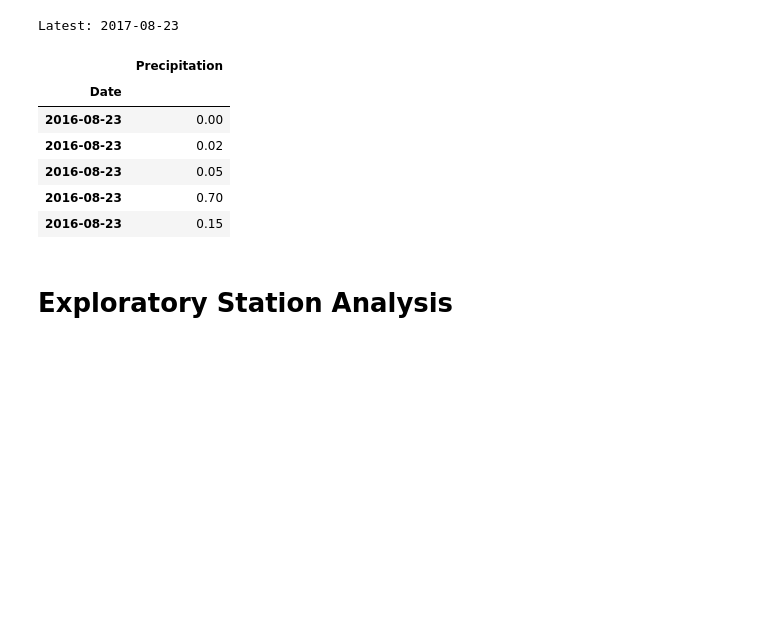
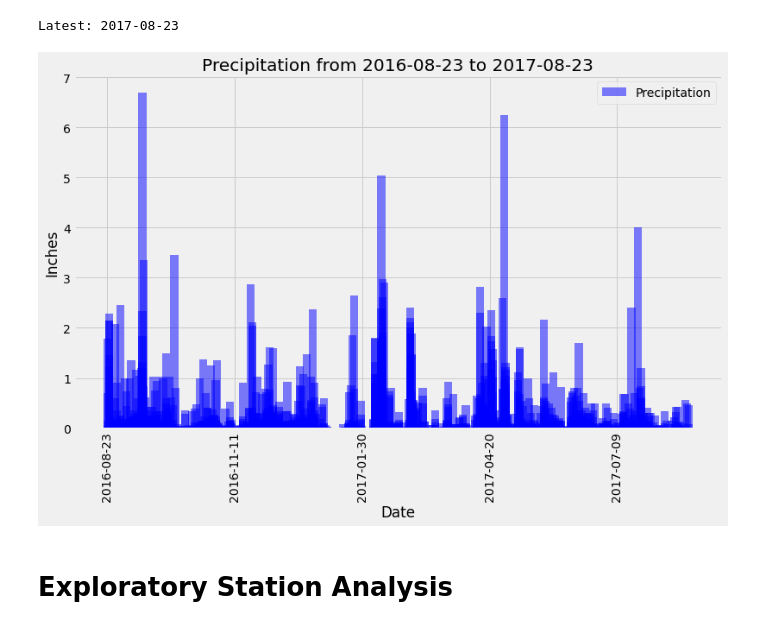
Before and after one commit to tonju27/sqlalchemy-challenge, a Jupyter notebook: climate_starter.ipynb, the cells around one changed output. Saved outputs shown, nothing was run; the diff lists cells and outputs as text; code cells hidden in the pictures; blank space fills up the shorter version.

```diff
--- a/climate_starter.ipynb
+++ b/climate_starter.ipynb
@@ -83,33 +83,53 @@ Latest: 2017-08-23
 # %%
 # Design a query to retrieve the last 12 months of precipitation data and plot the results.
 # Starting from the most recent data point in the database.
 latest_date = dt.datetime.strptime(latest[0], '%Y-%m-%d')
 
 # Calculate the date one year from the last date in data set.
-year_from_latest = dt.date(latest_date.year -1, latest_date.month, latest_date.day)
+year_from_latest = dt.date(latest_date.year  -1, latest_date.month, latest_date.day)
 year_from_latest
 
 # Perform a query to retrieve the data and precipitation scores
 precipitation = [Measurement.date,Measurement.prcp]
 result = session.query(*precipitation).filter(Measurement.date >= year_from_latest).all()
 
 # Save the query results as a Pandas DataFrame and set the index to the date column
 prcp_results = pd.DataFrame(result, columns=['Date','Precipitation'])
 prcp_results = prcp_results.dropna(how='any') # drop non value entries
-prcp_results = prcp_results.set_index("Date")
+prcp_results = prcp_results.set_index('Date')
 # Sort the dataframe by date
-prcp_results = prcp_results.sort_values(["Date"], ascending=True)
+prcp_results = prcp_results.sort_values(['Date'], ascending=True)
 prcp_results.head()
 
 # Use Pandas Plotting with Matplotlib to plot the data
+xx = prcp_results.index.tolist()
+yy = prcp_results['Precipitation'].tolist()
+
+# x_axis = np.arange(len(prcp_results))
+
+plt.figure(figsize=(12,7))
+plt.bar(xx,yy,width = 5 ,color='b', alpha=0.5, align="center",label='Precipitation')
+
+plt.tick_params(
+    axis='x',
+    which='both',
+    bottom=True,
+    labelbottom=True)
+major_ticks = np.arange(0,400,80)
+plt.xticks(major_ticks)
+
+# tick_locations = [value for value in x_axis]
+# plt.xticks(tick_locations, prcp_results.index.values)
+plt.xticks(rotation="vertical")
+
+plt.title(f"Precipitation from {year_from_latest} to {latest[0]}")
+plt.xlabel("Date")
+plt.ylabel("Inches")
+plt.grid(which='major', axis='both', linestyle='-')
+plt.legend()
+plt.show()
 # %% [output]
-|  | Precipitation |
-| Date |  |
-| 2016-08-23 | 0.00 |
-| 2016-08-23 | 0.02 |
-| 2016-08-23 | 0.05 |
-| 2016-08-23 | 0.70 |
-| 2016-08-23 | 0.15 |
+[figure, added]
 # %%
 # Use Pandas to calcualte the summary statistics for the precipitation data
 # %% [markdown]
```
